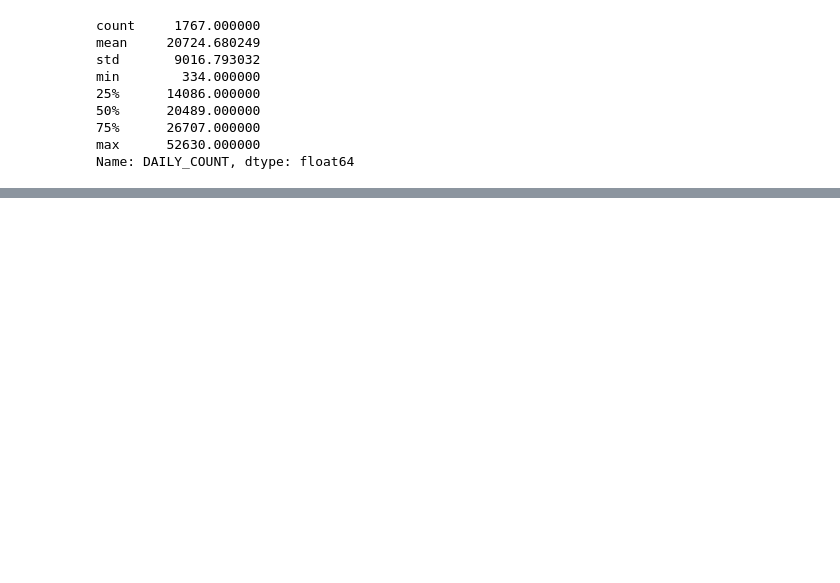
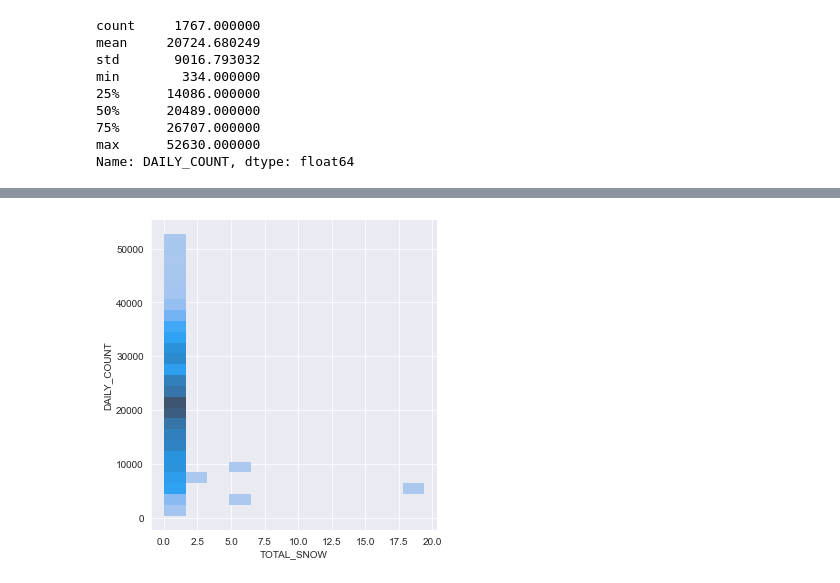
Before and after one commit to alexlangev/bixi-montreal, a Jupyter notebook: main.ipynb, the cells around one changed output, grey strips where cells are left out. Drawn from its saved outputs; the diff is of its cells as text; code cells hidden in the pictures; blank space fills up the shorter version.

```diff
--- a/main.ipynb
+++ b/main.ipynb
@@ -241,0 +223,5 @@ plt.bar(x, y)
+# %%
+snow_dist = sns.displot(data=main_df_cleaned_active, x = 'TOTAL_SNOW', y = 'DAILY_COUNT')
+plt.show()
+# %% [output]
+[figure, added]
```
Also changed, not shown: parts of 14 cells of this notebook.
